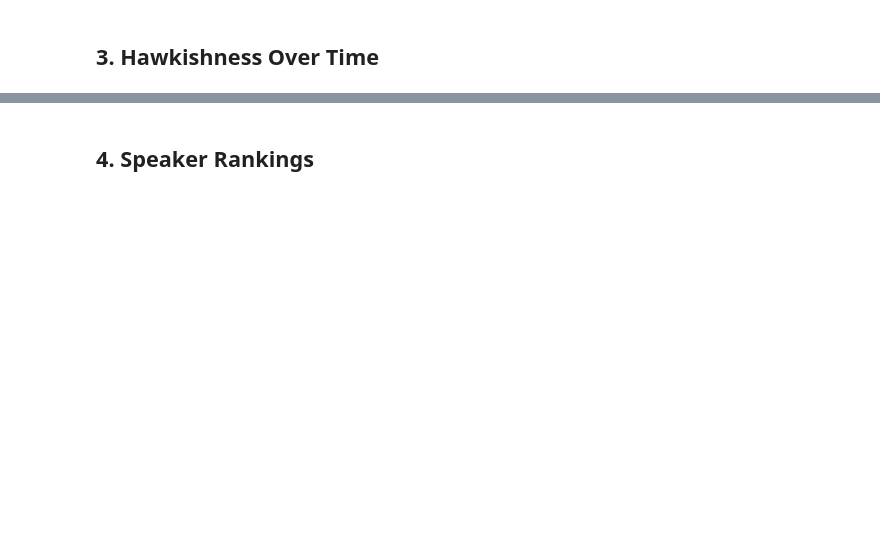
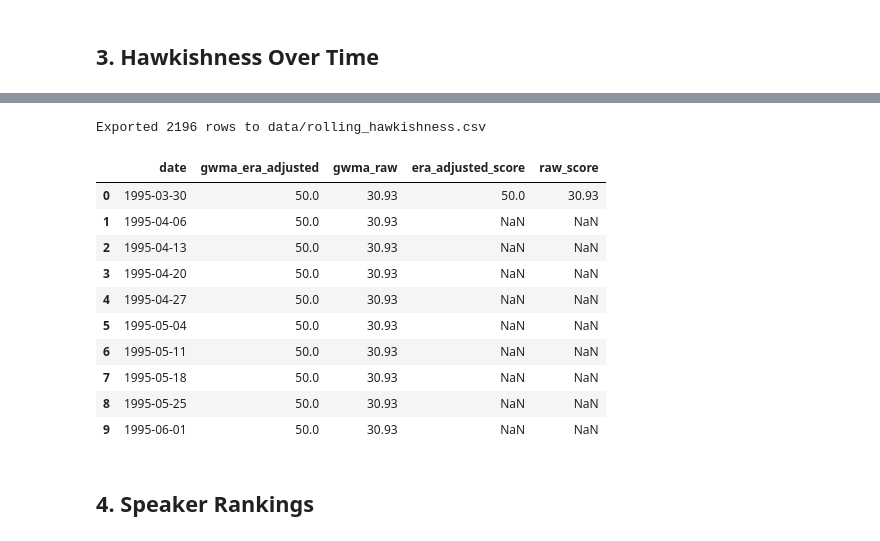
Before and after one commit to dexmcmillan/2026-tgam-bocspeeches, a Jupyter notebook: analysis.ipynb, the cells around one changed output, grey strips where cells are left out. Cells and saved outputs as stored; diff of their text form; code cells hidden in the pictures; blank space fills up the shorter version.

```diff
--- a/analysis.ipynb
+++ b/analysis.ipynb
@@ -78,3 +120,38 @@ plt.show()
+# %%
+# Single CSV for Datawrapper: weekly GWMA line + individual speech dots in separate columns
+line_df = pd.DataFrame({
+    "date": sample_dt,
+    "gwma_era_adjusted": gwma_era,
+    "gwma_raw": gwma_raw,
+})
+
+speeches_reset = df_sorted.reset_index()
+dots_df = pd.DataFrame({
+    "date": speeches_reset["date"],
+    "speaker": speeches_reset["speaker"],
+    "title": speeches_reset["title"],
+    "url": speeches_reset["url"],
+    "era_adjusted_score": era_scores,
+    "raw_score": raw_scores,
+})
+
+combined = pd.merge(line_df, dots_df, on="date", how="outer").sort_values("date")
+combined.to_csv("data/rolling_hawkishness.csv", index=False, float_format="%.2f")
+print(f"Exported {len(combined)} rows to data/rolling_hawkishness.csv")
+combined.head(10)
+# %% [output]
+Exported 2196 rows to data/rolling_hawkishness.csv
+|  | date | gwma_era_adjusted | gwma_raw | era_adjusted_score | raw_score |
+| 0 | 1995-03-30 | 50.0 | 30.93 | 50.0 | 30.93 |
+| 1 | 1995-04-06 | 50.0 | 30.93 | NaN | NaN |
+| 2 | 1995-04-13 | 50.0 | 30.93 | NaN | NaN |
+| 3 | 1995-04-20 | 50.0 | 30.93 | NaN | NaN |
+| 4 | 1995-04-27 | 50.0 | 30.93 | NaN | NaN |
+| 5 | 1995-05-04 | 50.0 | 30.93 | NaN | NaN |
+| 6 | 1995-05-11 | 50.0 | 30.93 | NaN | NaN |
+| 7 | 1995-05-18 | 50.0 | 30.93 | NaN | NaN |
+| 8 | 1995-05-25 | 50.0 | 30.93 | NaN | NaN |
+| 9 | 1995-06-01 | 50.0 | 30.93 | NaN | NaN |
 # %% [markdown]
 ## 4. Speaker Rankings
 # %%
```
Also changed, not shown: parts of 6 cells of this notebook, 4 other files.
